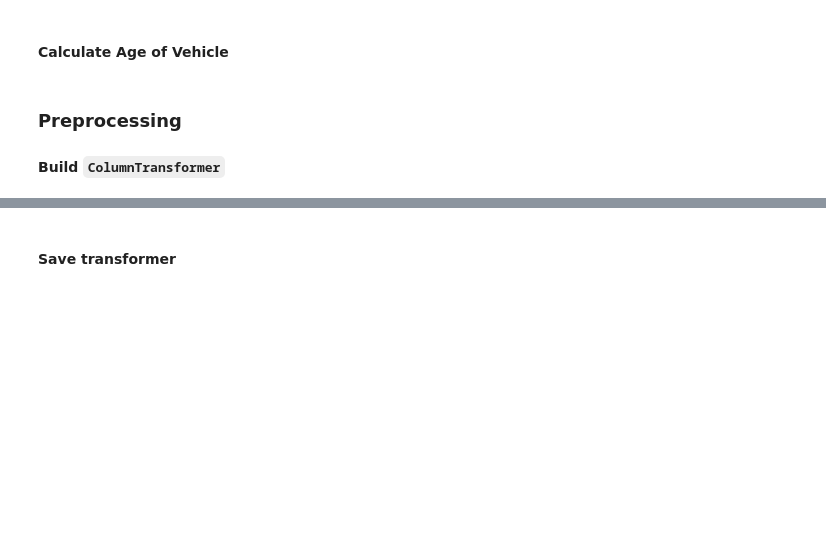
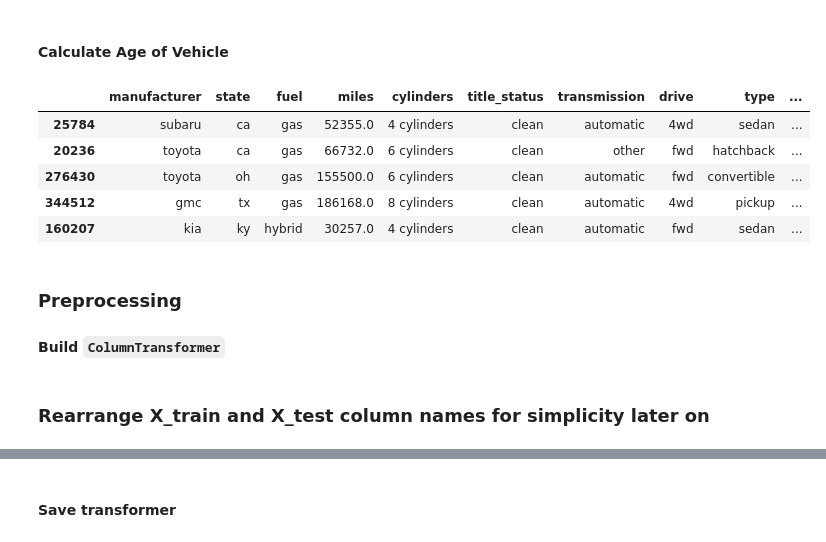
Before and after one commit to eric8395/vehicle_pricing, a Jupyter notebook: Model Building.ipynb, the cells around one changed output, grey strips where cells are left out. Cells and saved outputs as stored; diff of their text form; code cells hidden in the pictures; blank space fills up the shorter version.

```diff
--- a/Model Building.ipynb
+++ b/Model Building.ipynb
@@ -189,6 +191,15 @@ X_test['age'] = 2024 - X_test['year_manufactured']
 # drop year_manufactured
 X_train = X_train.drop(columns = 'year_manufactured')
 X_test = X_test.drop(columns = 'year_manufactured')
+# %%
+X_train.head()
+# %% [output]
+|  | manufacturer | state | fuel | miles | cylinders | title_status | transmission | drive | type | ... |
+| 25784 | subaru | ca | gas | 52355.0 | 4 cylinders | clean | automatic | 4wd | sedan | ... |
+| 20236 | toyota | ca | gas | 66732.0 | 6 cylinders | clean | other | fwd | hatchback | ... |
+| 276430 | toyota | oh | gas | 155500.0 | 6 cylinders | clean | automatic | fwd | convertible | ... |
+| 344512 | gmc | tx | gas | 186168.0 | 8 cylinders | clean | automatic | 4wd | pickup | ... |
+| 160207 | kia | ky | hybrid | 30257.0 | 4 cylinders | clean | automatic | fwd | sedan | ... |
 # %% [markdown]
 ### Preprocessing
 #### Build `ColumnTransformer`
@@ -210,3 +221,5 @@ nominal_pipeline = Pipeline([('onehotenc', OneHotEncoder(categories="auto", # oh
 pp_ct = ColumnTransformer(transformers =
                     [("nominalpipe", nominal_pipeline, cat_cols),
                      ("numpipe", numeric_pipeline, num_cols)])
+# %% [markdown]
+### Rearrange X_train and X_test column names for simplicity later on
```
Also changed, not shown: parts of 20 cells of this notebook, 3 other files.
